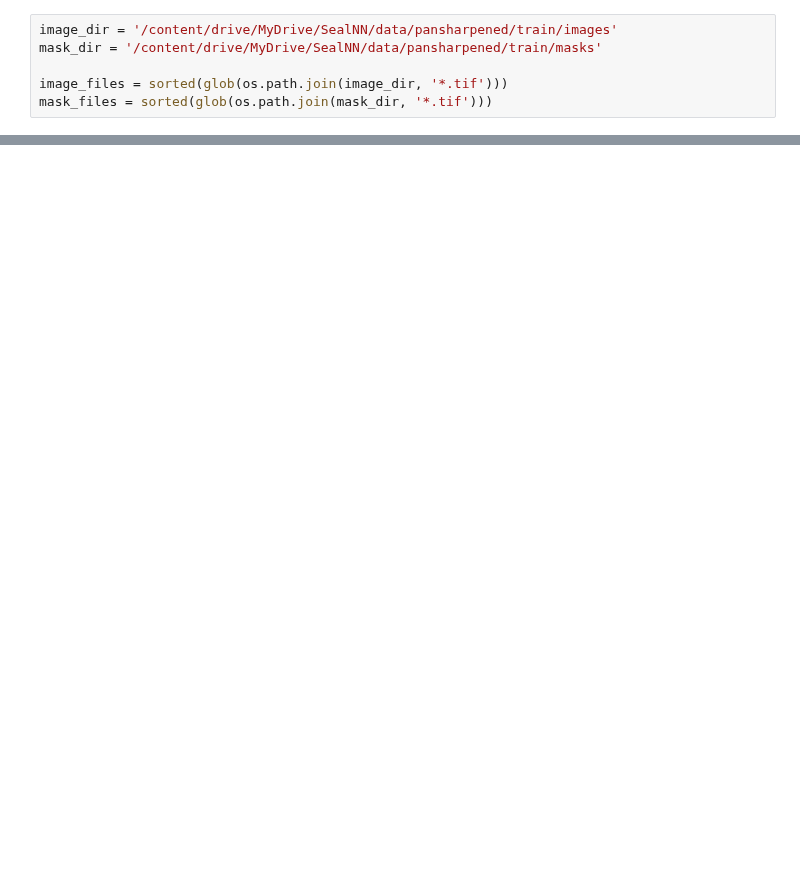
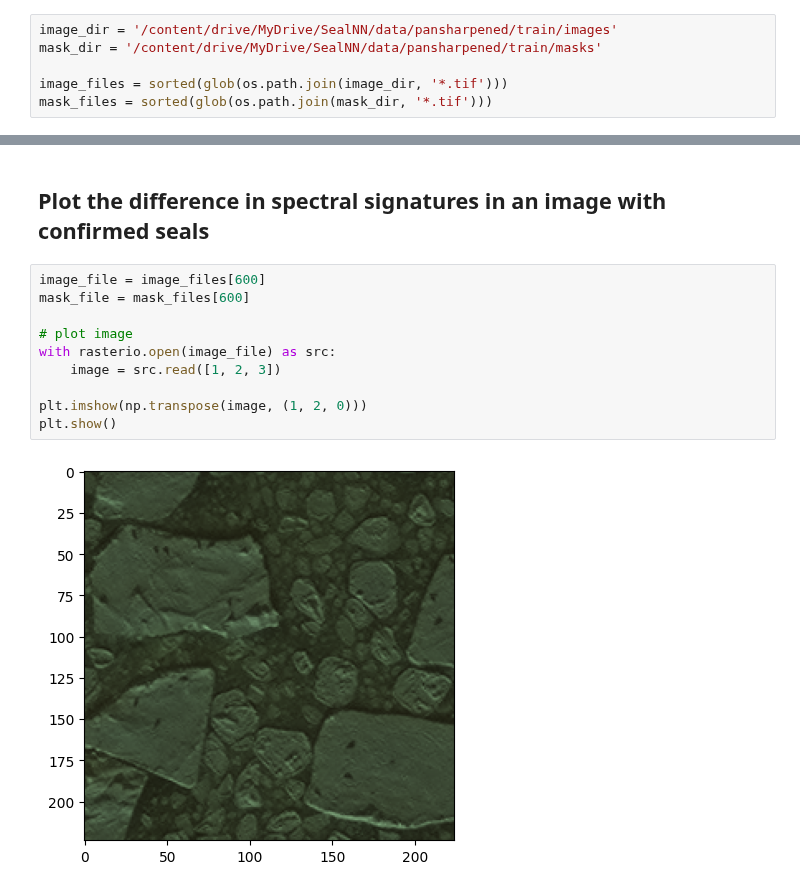
Before and after one commit to GeoKauko/TheNavySeals, a Jupyter notebook: spectral_signatures.ipynb, the cells around one changed output, grey strips where cells are left out. Saved outputs shown, nothing was run; the diff lists cells and outputs as text; blank space fills up the shorter version.

```diff
--- a/spectral_signatures.ipynb
+++ b/spectral_signatures.ipynb
@@ -61 +86,15 @@ environment_signatures = np.concatenate(environment_signatures, axis=1)
+# %% [markdown]
+## Plot the difference in spectral signatures in an image with confirmed seals
+# %%
+image_file = image_files[600]
+mask_file = mask_files[600]
+
+# plot image
+with rasterio.open(image_file) as src:
+    image = src.read([1, 2, 3])
+
+plt.imshow(np.transpose(image, (1, 2, 0)))
+plt.show()
+# %% [output]
+[figure, added]
 # %%
```
Also changed, not shown: parts of 5 cells of this notebook.
